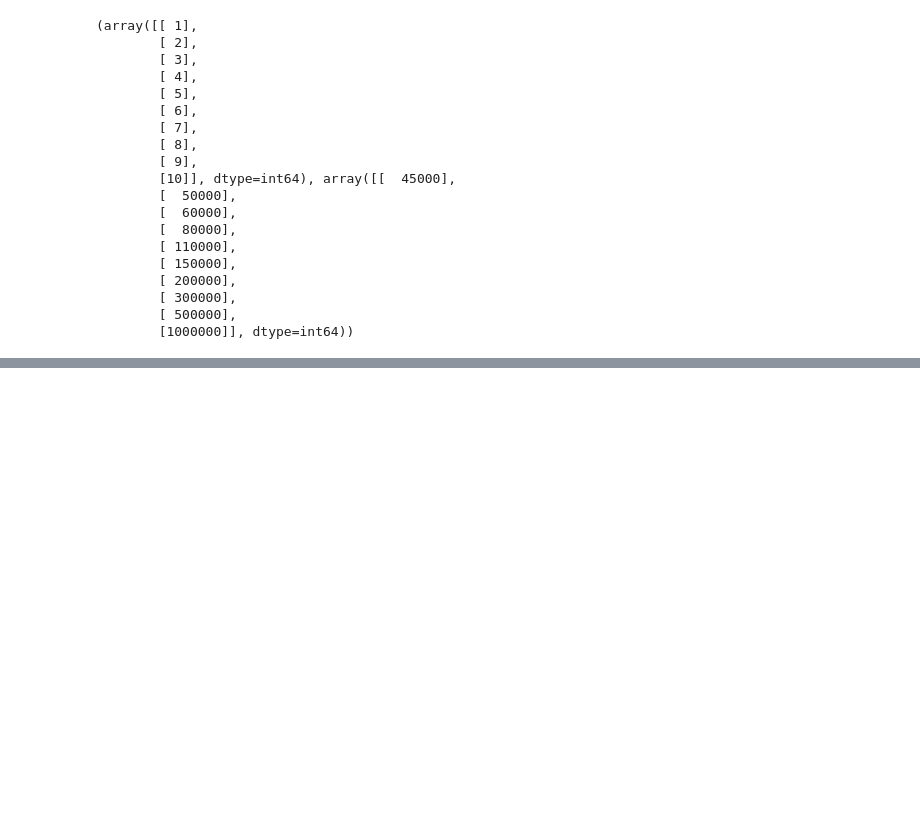
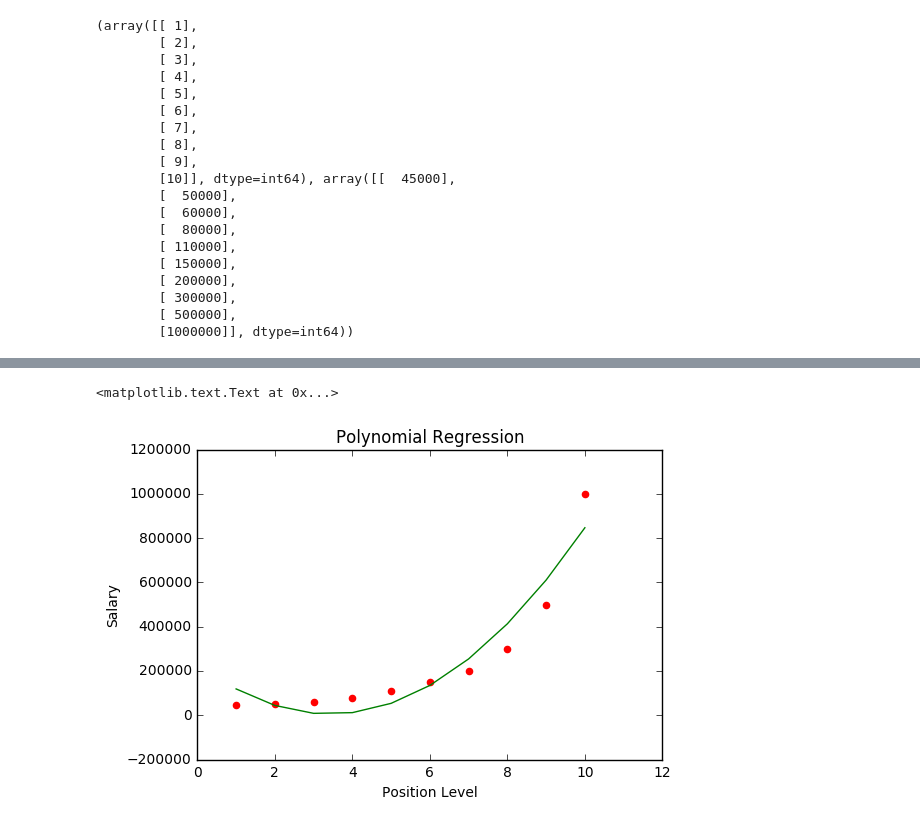
Before and after one commit to jithurjacob/MachineLearning_A-Z, a Jupyter notebook: Part 2 - Regression/Section 6 - Polynomial Regression/mine/Polynomial Regression.ipynb, the cells around one changed output, grey strips where cells are left out. Cells and saved outputs as stored; diff of their text form; code cells hidden in the pictures; blank space fills up the shorter version.

```diff
--- a/Part 2 - Regression/Section 6 - Polynomial Regression/mine/Polynomial Regression.ipynb
+++ b/Part 2 - Regression/Section 6 - Polynomial Regression/mine/Polynomial Regression.ipynb
@@ -145,0 +103,9 @@ data_processed
+# %%
+plt.scatter(X,y,color='red')
+plt.plot(X,lin_reg2.predict(X_poly),color='green')
+plt.title("Polynomial Regression")
+plt.xlabel("Position Level")
+plt.ylabel("Salary")
+# %% [output]
+<matplotlib.text.Text at 0x...>
+[figure, added]
```
Also changed, not shown: parts of 26 cells of this notebook.
